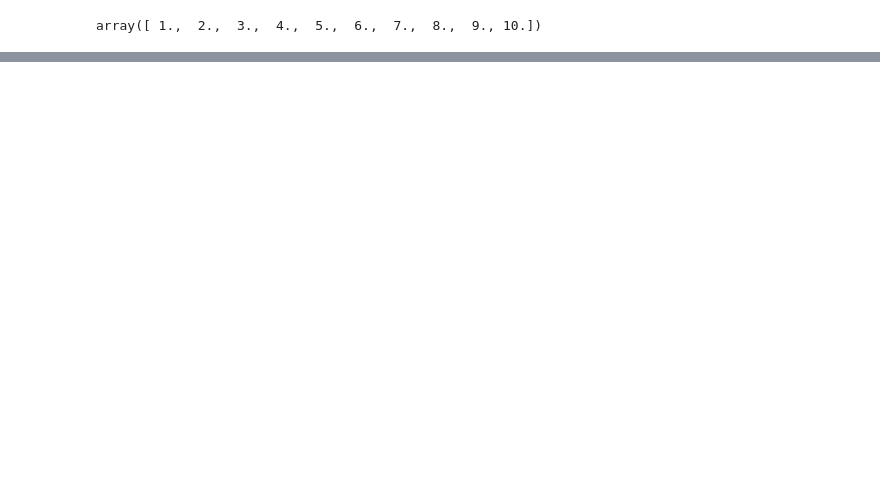
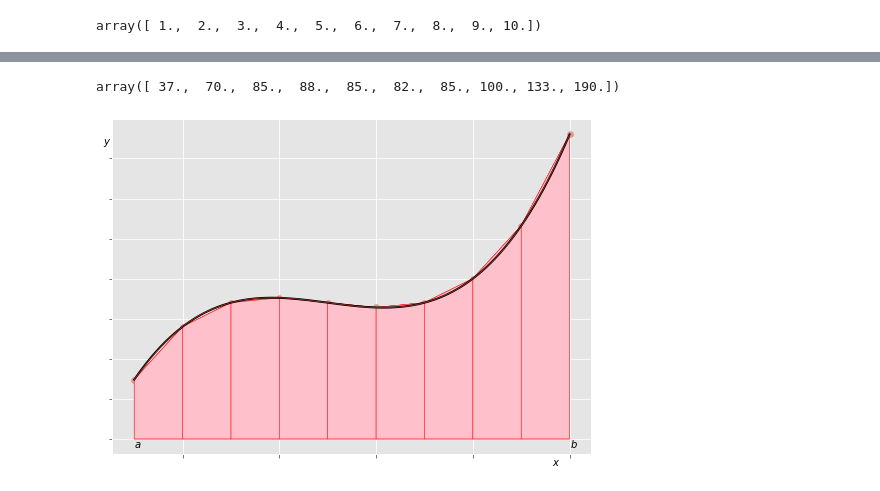
Before and after one commit to VChuzlov/Pascal-labs, a Jupyter notebook: 2021/LB-15/int_methods.ipynb, the cells around one changed output, grey strips where cells are left out. Saved outputs shown, nothing was run; the diff lists cells and outputs as text; code cells hidden in the pictures; blank space fills up the shorter version.

```diff
--- a/2021/LB-15/int_methods.ipynb
+++ b/2021/LB-15/int_methods.ipynb
@@ -118,0 +192,37 @@ s2
+# %%
+x_ = np.array([i for i in range(1, 11, 1)])
+y_ = f1(x_)
+# %%
+quad_interp = interp1d(x_, y_, kind='quadratic', fill_value='extrapolate')
+# %%
+quad_interp(x_)
+# %% [output]
+array([ 37.,  70.,  85.,  88.,  85.,  82.,  85., 100., 133., 190.])
+# %%
+fig, ax = plt.subplots(figsize=(7, 5))
+
+ax.plot(x, f1(x), linewidth=2, c='k')
+ax.plot(x, quad_interp(x), linewidth=0.5)
+
+for i in range(9):
+    verts_list.append([(x_tr[i], 0), (x_tr[i], y_[i]), (x_tr[i+1], y_[i+1]), (x_tr[i+1], 0)])
+
+for verts in verts_list:
+    poly = Polygon(verts, facecolor='pink', edgecolor='r', alpha=0.5)
+    plt.gca().add_patch(poly)
+
+plt.scatter(x_tr, y_, alpha=0.5)
+
+ax.text(x[0], -5, r'$a$')
+ax.text(x[-1], -5, r'$b$')
+
+fig.text(0.9, 0.01, '$x$')
+fig.text(0.01, 0.9, '$y$')
+
+ax.set_xticklabels(())
+ax.set_yticklabels(())
+
+plt.tight_layout()
+plt.savefig('simpson.svg')
+# %% [output]
+[figure, added]
```
Also changed, not shown: parts of 12 cells of this notebook, 13 other files.
